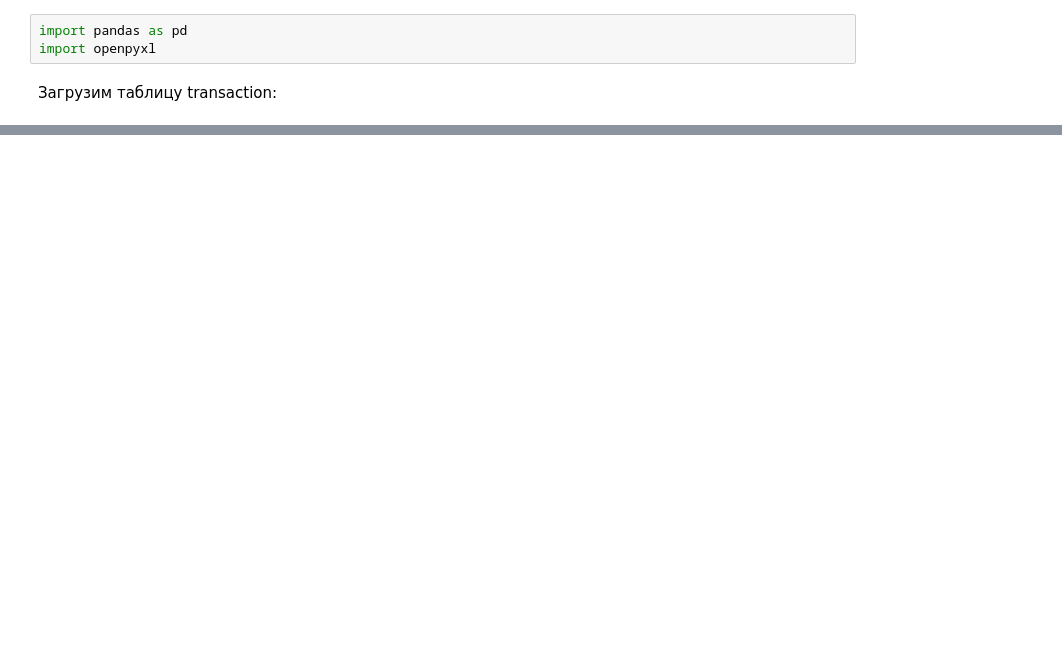
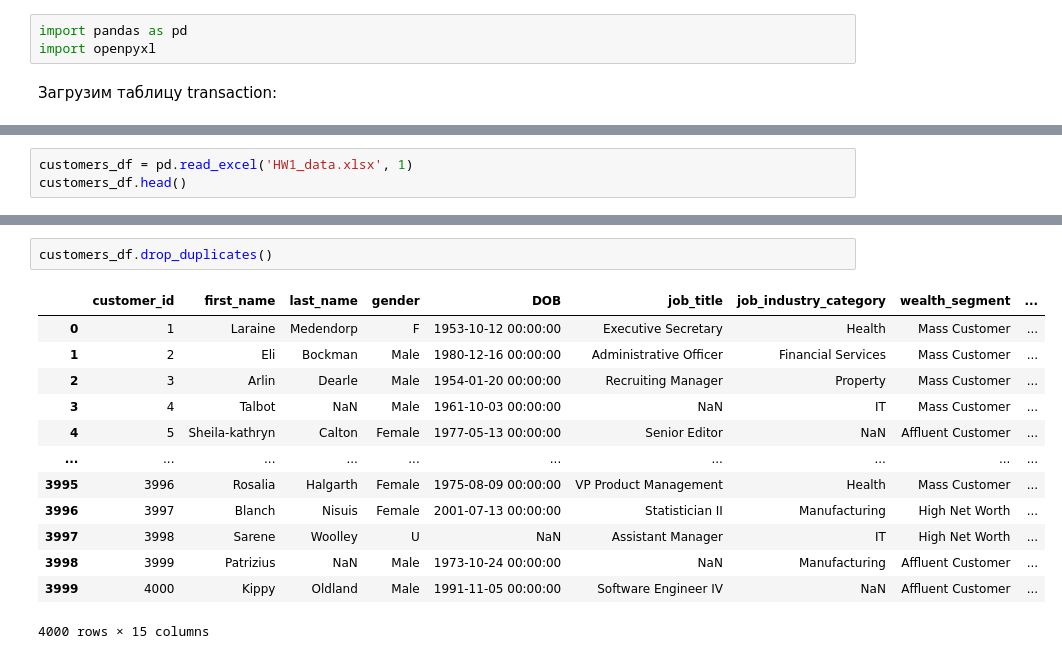
Before and after one commit to DmitriiGolovachev/DB_HW, a Jupyter notebook: HW1/GolovachevDV(fixed).ipynb, the cells around one changed output, grey strips where cells are left out. Cells and saved outputs as stored; diff of their text form; blank space fills up the shorter version.

```diff
--- a/HW1/GolovachevDV(fixed).ipynb
+++ b/HW1/GolovachevDV(fixed).ipynb
@@ -55,0 +436,3 @@ FileNotFoundError: [Errno 2] No such file or directory: 'HW1_data.xlsx'
+# %%
+customers_df = pd.read_excel('HW1_data.xlsx', 1)
+customers_df.head()
@@ -55,0 +481,16 @@ FileNotFoundError: [Errno 2] No such file or directory: 'HW1_data.xlsx'
+# %%
+customers_df.drop_duplicates()
+# %% [output]
+|  | customer_id | first_name | last_name | gender | DOB | job_title | job_industry_category | wealth_segment | ... |
+| 0 | 1 | Laraine | Medendorp | F | 1953-10-12 00:00:00 | Executive Secretary | Health | Mass Customer | ... |
+| 1 | 2 | Eli | Bockman | Male | 1980-12-16 00:00:00 | Administrative Officer | Financial Services | Mass Customer | ... |
+| 2 | 3 | Arlin | Dearle | Male | 1954-01-20 00:00:00 | Recruiting Manager | Property | Mass Customer | ... |
+| 3 | 4 | Talbot | NaN | Male | 1961-10-03 00:00:00 | NaN | IT | Mass Customer | ... |
+| 4 | 5 | Sheila-kathryn | Calton | Female | 1977-05-13 00:00:00 | Senior Editor | NaN | Affluent Customer | ... |
+| ... | ... | ... | ... | ... | ... | ... | ... | ... | ... |
+| 3995 | 3996 | Rosalia | Halgarth | Female | 1975-08-09 00:00:00 | VP Product Management | Health | Mass Customer | ... |
+| 3996 | 3997 | Blanch | Nisuis | Female | 2001-07-13 00:00:00 | Statistician II | Manufacturing | High Net Worth | ... |
+| 3997 | 3998 | Sarene | Woolley | U | NaN | Assistant Manager | IT | High Net Worth | ... |
+| 3998 | 3999 | Patrizius | NaN | Male | 1973-10-24 00:00:00 | NaN | Manufacturing | Affluent Customer | ... |
+| 3999 | 4000 | Kippy | Oldland | Male | 1991-11-05 00:00:00 | Software Engineer IV | NaN | Affluent Customer | ... |
+4000 rows × 15 columns
```
Also changed, not shown: parts of 72 cells of this notebook.
